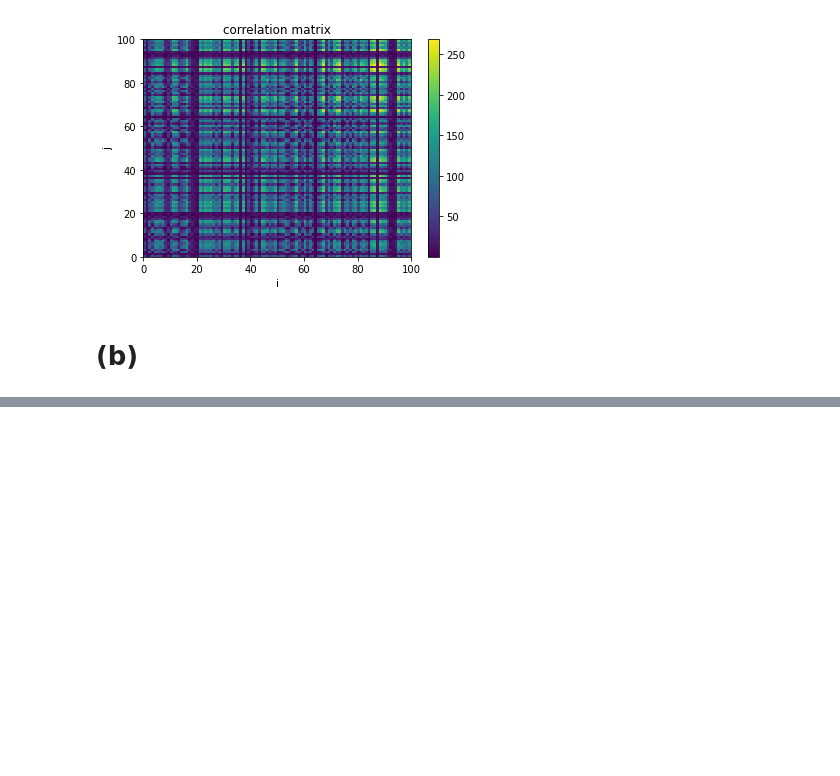
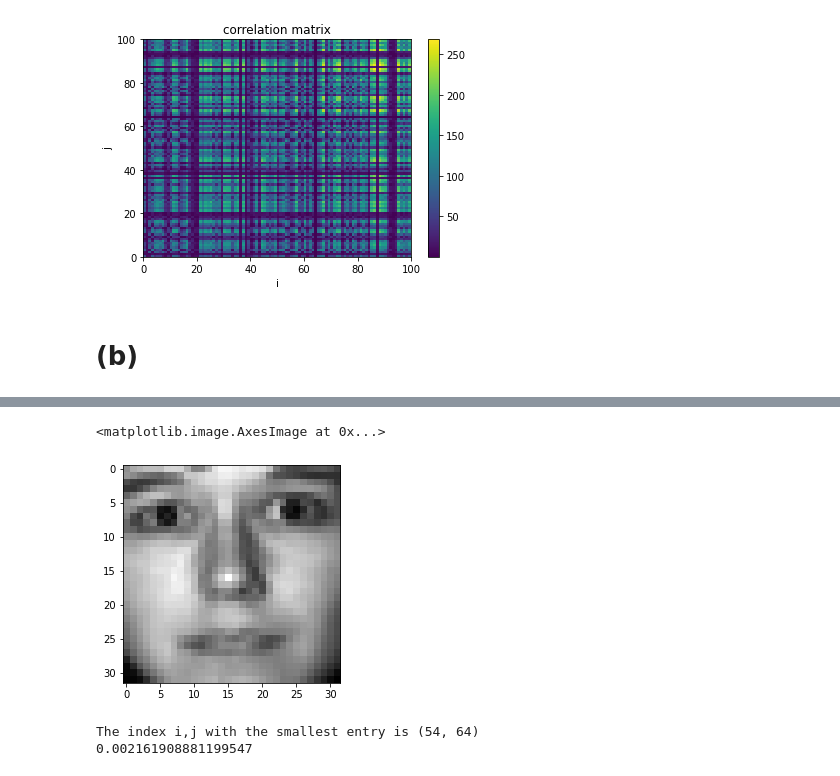
Before and after one commit to ZiwenLi0325/EE399, a Jupyter notebook: hw2/hw2.ipynb, the cells around one changed output, grey strips where cells are left out. Saved outputs shown, nothing was run; the diff lists cells and outputs as text; code cells hidden in the pictures; blank space fills up the shorter version.

```diff
--- a/hw2/hw2.ipynb
+++ b/hw2/hw2.ipynb
@@ -33,0 +52,20 @@ Text(0, 0.5, 'j')
+# %%
+print_copy = X[:,86]
+plt.imshow(print_copy.reshape([32,32]),cmap = "gray")
+# %% [output]
+<matplotlib.image.AxesImage at 0x...>
+[figure, added]
+# %%
+# Find the index i,j with the smallest entry
+small = 100
+for i in range(100):
+    for j in range(100):
+        if C[i,j] < small and i!=j:
+            small = C[i,j]
+            i_index = i
+            j_index = j
+print(f"The index i,j with the smallest entry is ({i_index}, {j_index})")
+print(small)
+# %% [output]
+The index i,j with the smallest entry is (54, 64)
+0.002161908881199547
```
Also changed, not shown: parts of 15 cells of this notebook, 1 other file.
